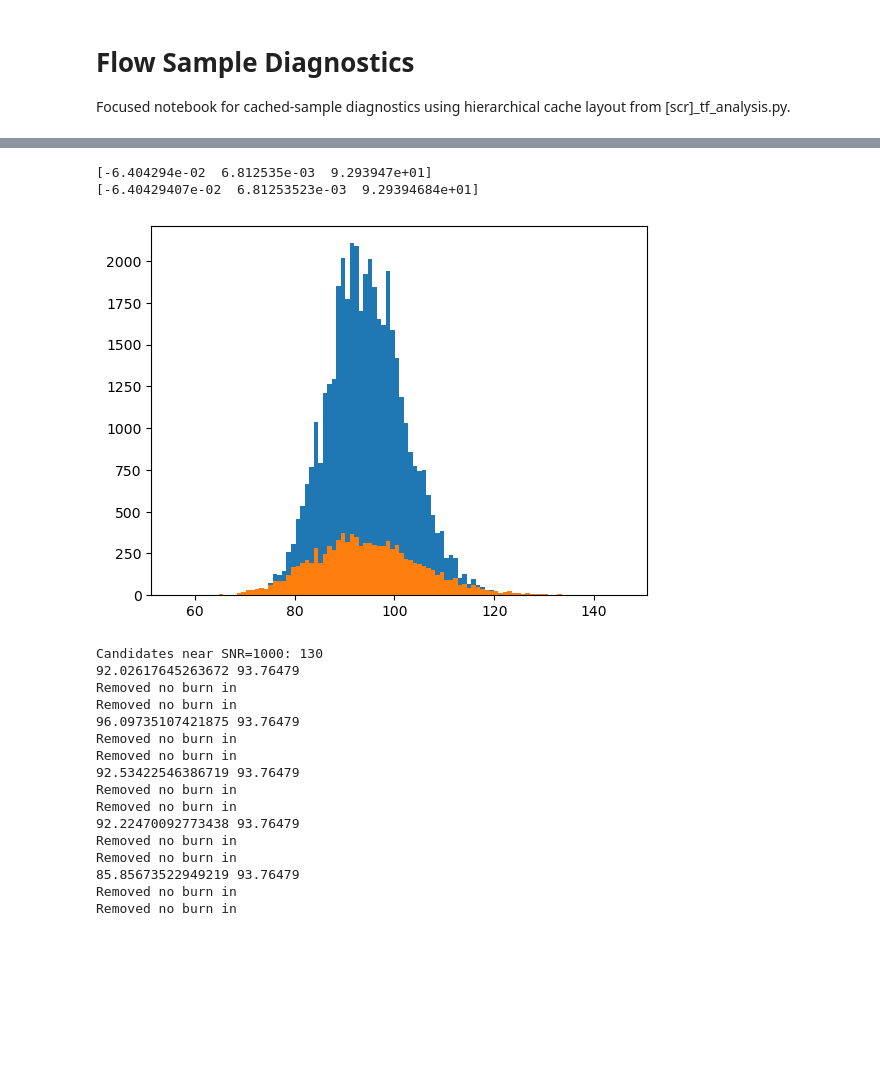
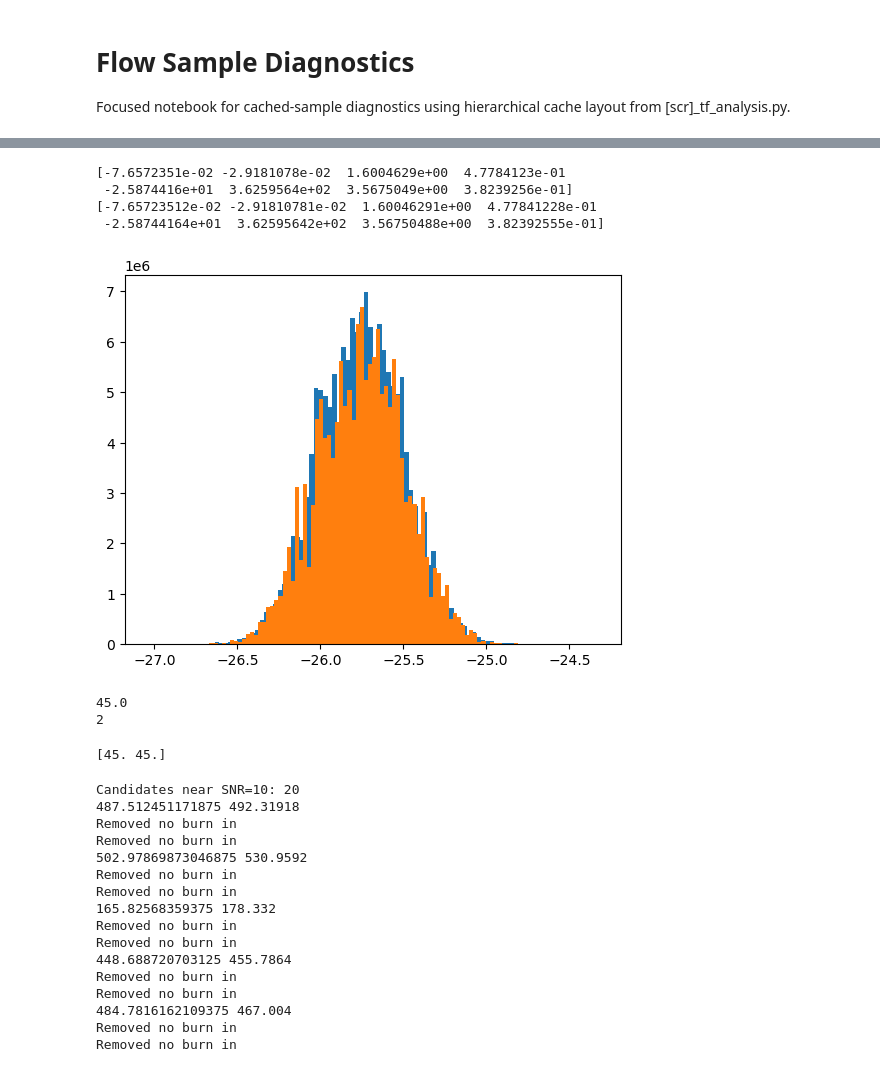
Before and after one commit to KinematicLensing/kl-nn, a Jupyter notebook: arch/diagnostics/sample_diagnostics.ipynb, the cells around one changed output, grey strips where cells are left out. Saved outputs shown, nothing was run; the diff lists cells and outputs as text; code cells hidden in the pictures; blank space fills up the shorter version.

Commit message:
Expand model to 8 parameters; organized contour plotting into an efficient class
Co-authored-by: Copilot <copilot@github.com>

```diff
--- a/arch/diagnostics/sample_diagnostics.ipynb
+++ b/arch/diagnostics/sample_diagnostics.ipynb
@@ -29,17 +29,17 @@ from utils import density_contour, img_to_gal_axis, make_corner_plot, make_g_con
 # Configure these paths and identifiers for your run
 cache_root = '/ocean/projects/phy250048p/shared/cache'
 fig_root = '/ocean/projects/phy250048p/shared/figures'
-sample_csv = '/ocean/projects/phy250048p/shared/samples/samples_test_tng_10k_all.csv'
+sample_csv = '/ocean/projects/phy250048p/shared/samples/samples_test_1m_low_hlr.csv'
 
-model_name = 'CNN-CNN-flow_tf_tng'
-dataset_name = 'test_tng_10k'
+model_name = 'CNN-CNN-flow_all_params_unif_snr'
+dataset_name = 'test_1m_low_hlr'
 os.makedirs(join(fig_root, model_name), exist_ok=True)
-partitions = [f'part{i}of10' for i in range(10)]
+partitions = [f'part{i}of10' for i in range(2)]
 
 # 0 -> mode 1 (no TF prior), 1 -> mode 2 (with TF prior)
-mode_index = 1
-snr_target = 1000
+mode_index = 0
 snr_tolerance = 1.0
+vcirc_idx = 5
 # %%
 data_types = ['sample', 'log_prob', 'snr', 'truth', 'map_estimates', 'mean_estimates', 'meta']
 
@@ -132,36 +165,54 @@ gc_diff = gc_pred - gc_true
 # %%
-id_ex = 11
+id_ex = 493
+par_id = 4
 # %%
-samp_ex = samples[1, id_ex, :, 2]
-lp_ex = log_probs[1, id_ex, :]
-map_ex = map_estimates[1, id_ex]
+samp_ex = samples[0, id_ex, :, par_id]
+lp_ex = log_probs[0, id_ex, :]
+map_ex = map_estimates[0, id_ex]
+samp_ex_tf = samples[1, id_ex, :, par_id]
+lp_ex_tf = log_probs[1, id_ex, :]
+map_ex_tf = map_estimates[1, id_ex]
 # %%
 id_max = np.argmax(lp_ex)
-print(samples[1, id_ex, id_max])
+print(samples[0, id_ex, id_max])
 print(map_ex)
 # %% [output]
-[-6.404294e-02  6.812535e-03  9.293947e+01]
-[-6.40429407e-02  6.81253523e-03  9.29394684e+01]
+[-7.6572351e-02 -2.9181078e-02  1.6004629e+00  4.7784123e-01
+ -2.5874416e+01  3.6259564e+02  3.5675049e+00  3.8239256e-01]
+[-7.65723512e-02 -2.91810781e-02  1.60046291e+00  4.77841228e-01
+ -2.58744164e+01  3.62595642e+02  3.56750488e+00  3.82392555e-01]
+# %%
+mask = samp_ex < 0
 # %%
-plt.hist(samp_ex, bins=100, weights=np.e**lp_ex)
-plt.hist(samp_ex, bins=100)
+plt.hist(samp_ex[mask], bins=100, weights=np.e**lp_ex[mask])
+plt.hist(samp_ex_tf, bins=100, weights=np.e**lp_ex_tf)
 plt.show()
 # %% [output]
-[figure, old version]
+[figure, new version]
+# %%
+print(np.max(samp_ex))
+print(np.sum(samp_ex > 0))
+# %% [output]
+45.0
+2
+# %%
+print(samp_ex[samp_ex > 0])
+# %% [output]
+[45. 45.]
 # %%
+snr_target = 10
 snr_idx = np.where(np.abs(snrs - snr_target) < snr_tolerance)[0]
-# snr_idx = np.where(np.abs(vcirc_diff) > 100)[0]
 print(f'Candidates near SNR={snr_target}:', snr_idx.shape[0])
 
 n_examples = min(5, snr_idx.shape[0])
 for i in range(n_examples):
     idx = snr_idx[i]
-    print(vcirc_pred[idx], truths[idx, 2])
+    print(vcirc_pred[idx], truths[idx, vcirc_idx])
     mode_samples = [samples[0, idx], samples[1, idx]]
     fig, _, _ = make_corner_plot(
         mode_samples,
         truth=truths[idx],
-        labels=['g_1', 'g_2', 'v_{circ}'],
+        labels=config.train['feature_names'],
         sample_labels=['no TF prior', 'with TF prior'],
         suptitle=f'Galaxy {idx}, SNR={snrs[idx]:.2f}',
     )
@@ -169,20 +220,20 @@ for i in range(n_examples):
     # fig.savefig(join(fig_root, model_name, f'corner_vcirc_diff_gt_100_{i}.png'), dpi=300)
     plt.close(fig)
 # %% [output]
-Candidates near SNR=1000: 130
-92.02617645263672 93.76479
+Candidates near SNR=10: 20
+487.512451171875 492.31918
 Removed no burn in
 Removed no burn in
-96.09735107421875 93.76479
+502.97869873046875 530.9592
 Removed no burn in
 Removed no burn in
-92.53422546386719 93.76479
+165.82568359375 178.332
 Removed no burn in
 Removed no burn in
-92.22470092773438 93.76479
+448.688720703125 455.7864
 Removed no burn in
 Removed no burn in
-85.85673522949219 93.76479
+484.7816162109375 467.004
 Removed no burn in
 Removed no burn in
 # %%
```
Also changed, not shown: parts of 10 cells of this notebook, 20 other files.
